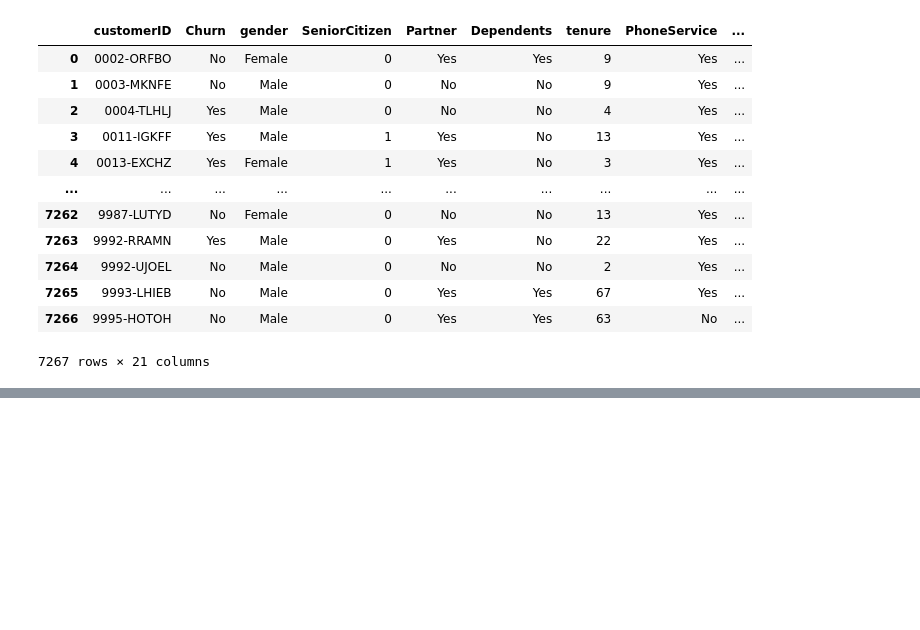
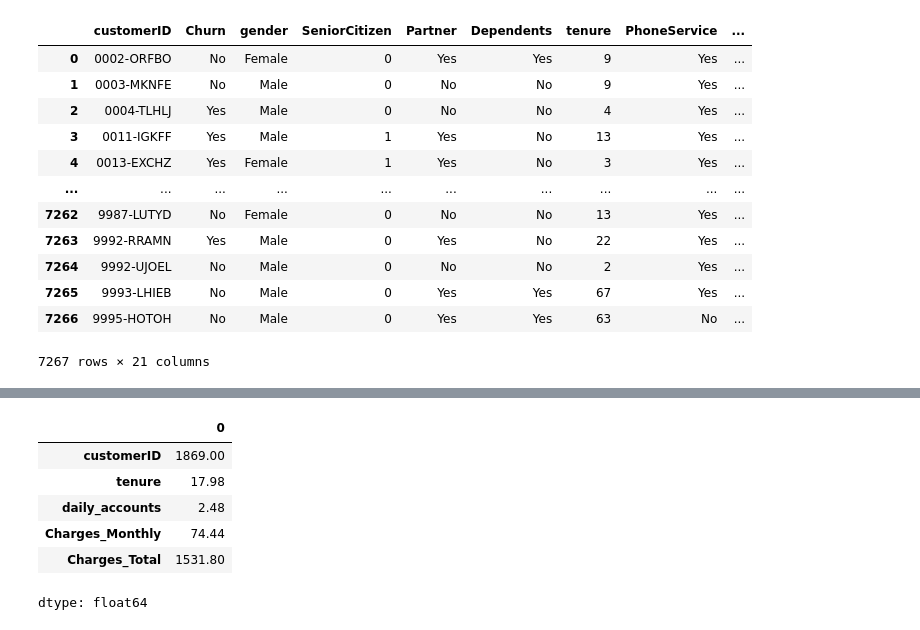
Before and after one commit to MiguelLuan/Adivinhar-numero, a Jupyter notebook: TelecomX_BR.ipynb, the cells around one changed output, grey strips where cells are left out. Cells and saved outputs as stored; diff of their text form; code cells hidden in the pictures; blank space fills up the shorter version.

```diff
--- a/TelecomX_BR.ipynb
+++ b/TelecomX_BR.ipynb
@@ -53,0 +169,18 @@ memory usage: 1.2+ MB
+# %%
+df[df['Churn'] == 1].agg(
+    {
+        'customerID': 'size',
+        'tenure':'mean',
+        'daily_accounts':'mean',
+        'Charges_Monthly':'mean',
+        'Charges_Total':'mean',
+    }
+).apply(lambda x: round(x,2))
+# %% [output]
+|  | 0 |
+| customerID | 1869.00 |
+| tenure | 17.98 |
+| daily_accounts | 2.48 |
+| Charges_Monthly | 74.44 |
+| Charges_Total | 1531.80 |
+dtype: float64
```
Also changed, not shown: parts of 18 cells of this notebook.
